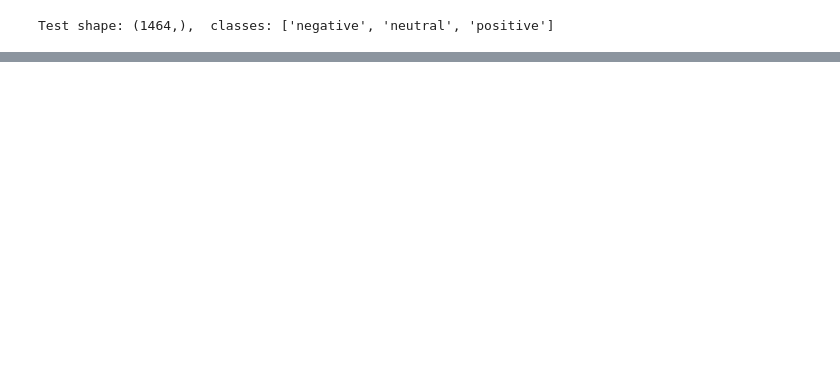
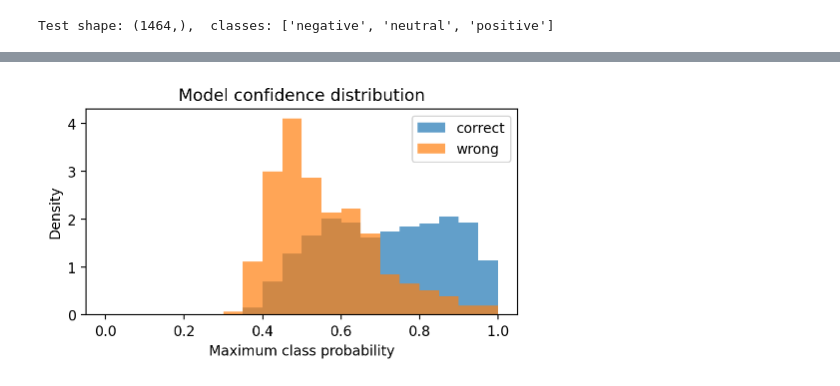
Before and after one commit to justin-castillo/twitter-airline-analysis, a Jupyter notebook: notebooks/08_model_evaluation.ipynb, the cells around one changed output, grey strips where cells are left out. Drawn from its saved outputs; the diff is of its cells as text; code cells hidden in the pictures; blank space fills up the shorter version.

```diff
--- a/notebooks/08_model_evaluation.ipynb
+++ b/notebooks/08_model_evaluation.ipynb
@@ -125,0 +192,18 @@ plt.close(fig)
+# %%
+confidence = y_proba.max(axis=1)
+is_correct = y_pred == y_test
+bins = np.linspace(0, 1, 21)
+
+fig, ax = plt.subplots(figsize=(5, 3))
+ax.hist(confidence[is_correct], bins=bins, alpha=0.7, label="correct", density=True)
+ax.hist(confidence[~is_correct], bins=bins, alpha=0.7, label="wrong",  density=True)
+ax.set_xlabel("Maximum class probability")
+ax.set_ylabel("Density")
+ax.set_title("Model confidence distribution")
+ax.legend()
+fig.tight_layout()
+fig.savefig(FIGS_DIR / "confidence_hist.png", dpi=150)
+plt.show()
+plt.close(fig)
+# %% [output]
+[figure, added]
```
Also changed, not shown: parts of 16 cells of this notebook.
